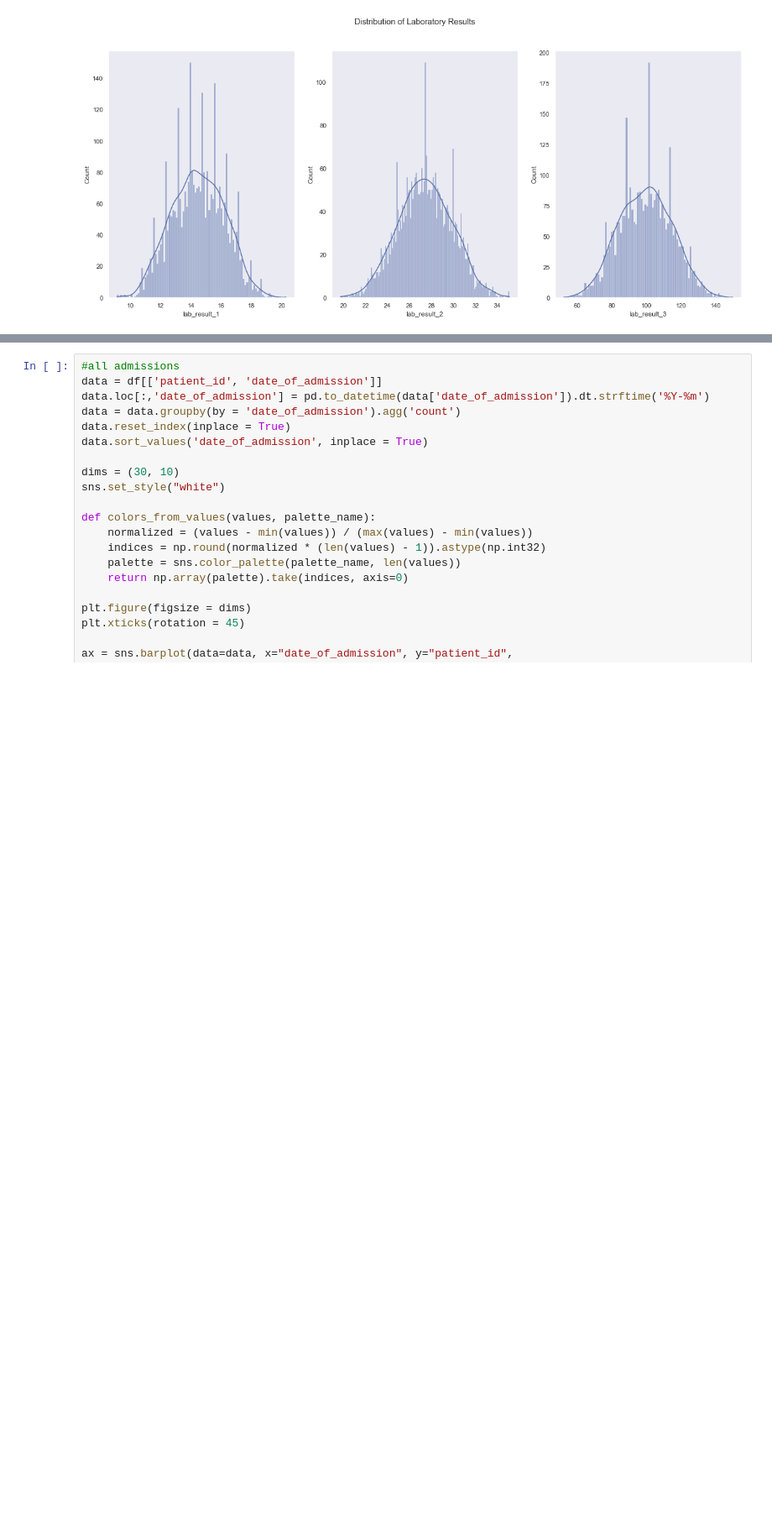
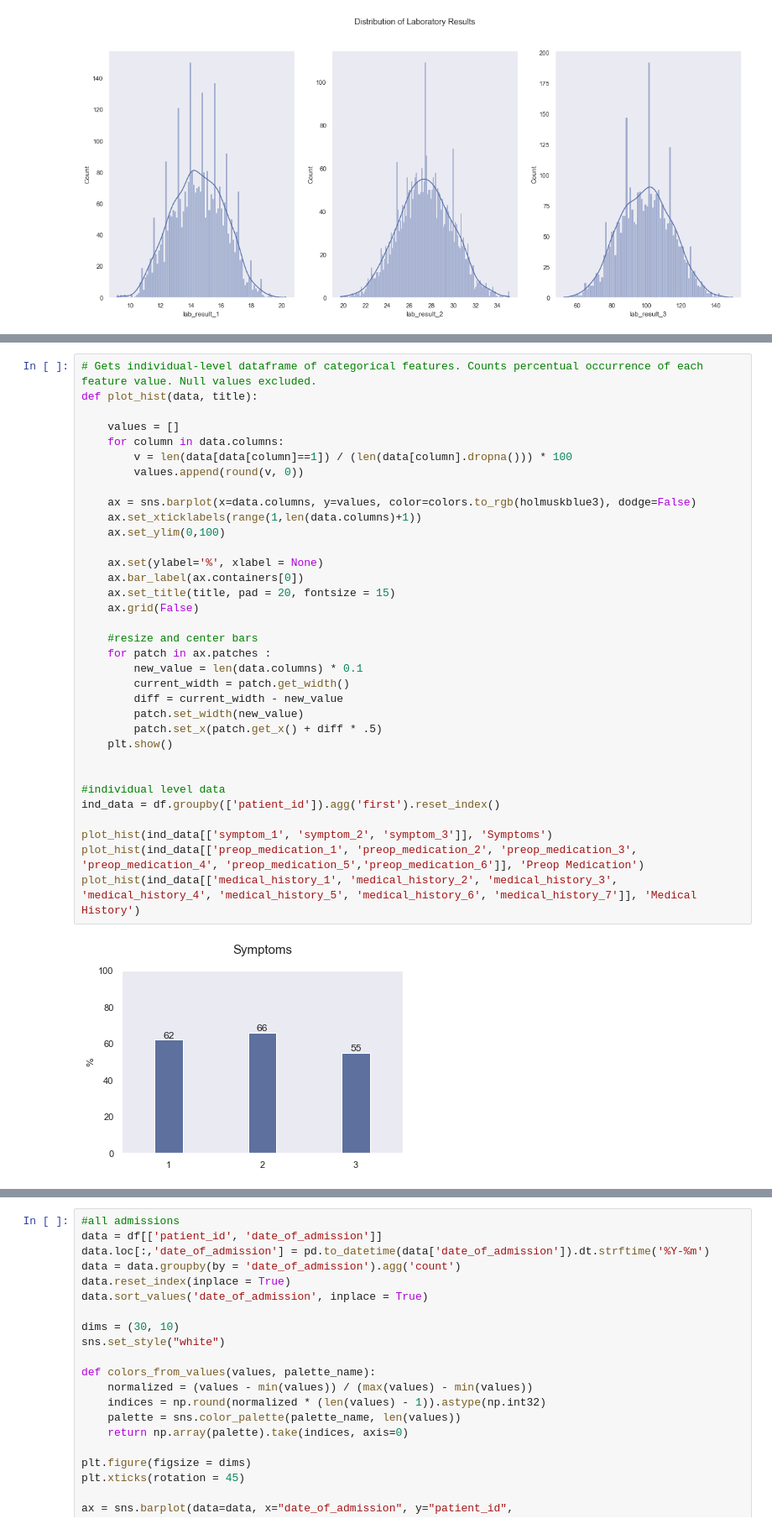
Before and after one commit to skuuu/Healthcare-Data-Analytics-and-Predictive-Modeling, a Jupyter notebook: data_analytics_and_modeling.ipynb, the cells around one changed output, grey strips where cells are left out. Shown at 84% size. Cells and saved outputs as stored; diff of their text form; blank space fills up the shorter version.

Commit message:
fixing graph in plot_hist, cleaning

```diff
--- a/data_analytics_and_modeling.ipynb
+++ b/data_analytics_and_modeling.ipynb
@@ -432,0 +401,36 @@ plot_hist(df, ['medical_history_1', 'medical_history_2', 'medical_history_3', 'm
+# %%
+# Gets individual-level dataframe of categorical features. Counts percentual occurrence of each feature value. Null values excluded.
+def plot_hist(data, title):
+
+    values = []
+    for column in data.columns:
+        v = len(data[data[column]==1]) / (len(data[column].dropna())) * 100
+        values.append(round(v, 0))
+
+    ax = sns.barplot(x=data.columns, y=values, color=colors.to_rgb(holmuskblue3), dodge=False)
+    ax.set_xticklabels(range(1,len(data.columns)+1))
+    ax.set_ylim(0,100)
+
+    ax.set(ylabel='%', xlabel = None)
+    ax.bar_label(ax.containers[0])
+    ax.set_title(title, pad = 20, fontsize = 15)
+    ax.grid(False)
+
+    #resize and center bars
+    for patch in ax.patches :
+        new_value = len(data.columns) * 0.1
+        current_width = patch.get_width()
+        diff = current_width - new_value
+        patch.set_width(new_value)
+        patch.set_x(patch.get_x() + diff * .5)
+    plt.show()
+
+
+#individual level data
+ind_data = df.groupby(['patient_id']).agg('first').reset_index()
+
+plot_hist(ind_data[['symptom_1', 'symptom_2', 'symptom_3']], 'Symptoms')
+plot_hist(ind_data[['preop_medication_1', 'preop_medication_2', 'preop_medication_3', 'preop_medication_4', 'preop_medication_5','preop_medication_6']], 'Preop Medication')
+plot_hist(ind_data[['medical_history_1', 'medical_history_2', 'medical_history_3', 'medical_history_4', 'medical_history_5', 'medical_history_6', 'medical_history_7']], 'Medical History')
+# %% [output]
+[figure, added]
```
Also changed, not shown: parts of 22 cells of this notebook.
